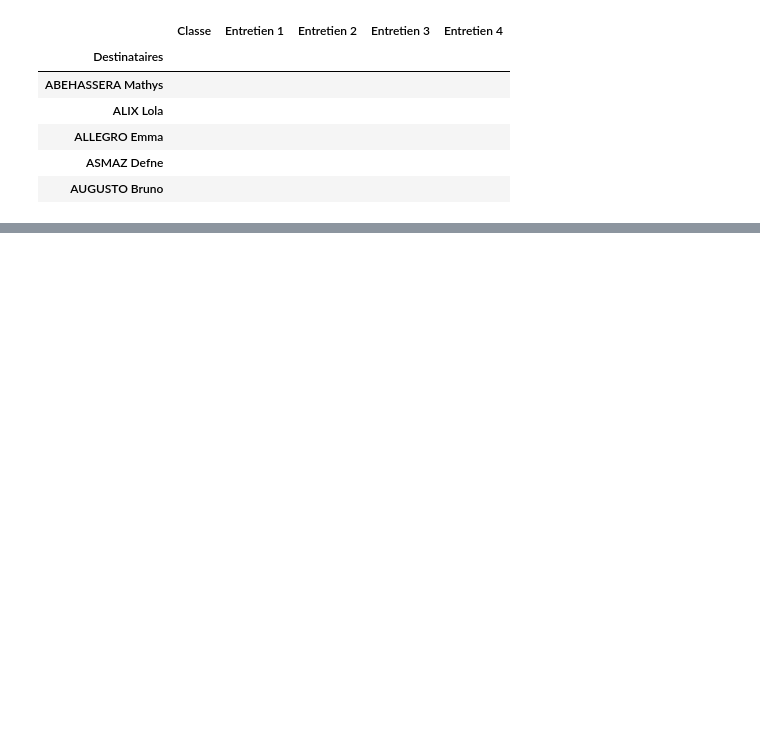
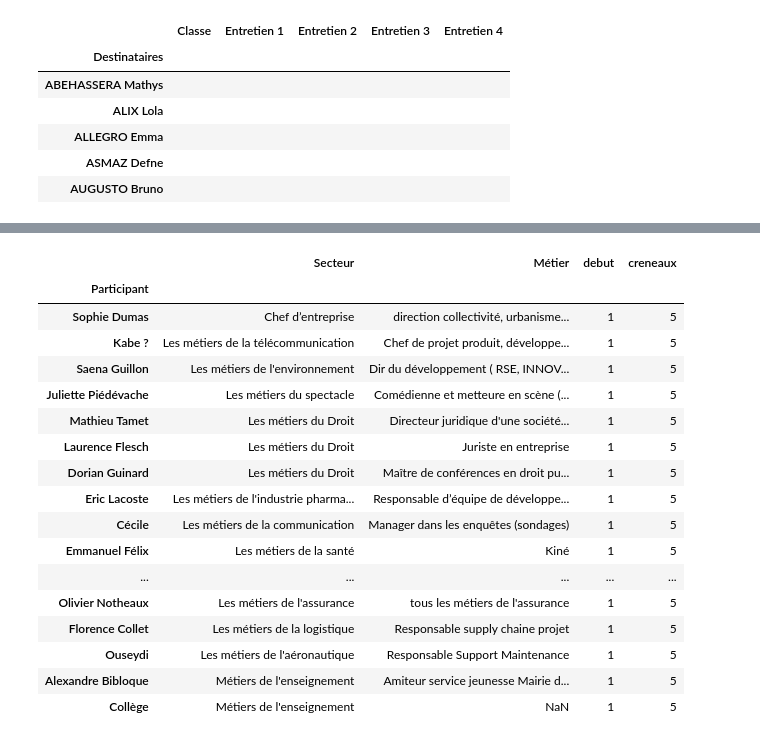
Before and after one commit to JoelChavas/forum_metiers, a Jupyter notebook: pretraitement.ipynb, the cells around one changed output, grey strips where cells are left out. Drawn from its saved outputs; the diff is of its cells as text; code cells hidden in the pictures; blank space fills up the shorter version.

```diff
--- a/pretraitement.ipynb
+++ b/pretraitement.ipynb
@@ -143,0 +147,29 @@ parents.head()
+# %%
+# Puts Participant name in front
+parents = pd.read_excel(entree_parents_path)
+parents = parents.rename(columns={"Participants ": "Participant"})
+parents = parents[parents["Confirmation"] != "non"]
+col = parents.pop("Participant")
+parents.insert(0, col.name, col)
+parents = parents.set_index("Participant")
+parents = parents.drop(columns=["Tel", "Confirmation", "Créneau", "Mail"])
+parents
+# %% [output]
+|  | Secteur | Métier | debut | creneaux |
+| Participant |  |  |  |  |
+| Sophie Dumas | Chef d’entreprise | direction collectivité, urbanisme... | 1 | 5 |
+| Kabe ? | Les métiers de la télécommunication | Chef de projet produit, développe... | 1 | 5 |
+| Saena Guillon | Les métiers de l'environnement | Dir du développement ( RSE, INNOV... | 1 | 5 |
+| Juliette Piédévache | Les métiers du spectacle | Comédienne et metteure en scène (... | 1 | 5 |
+| Mathieu Tamet | Les métiers du Droit | Directeur juridique d'une société... | 1 | 5 |
+| Laurence Flesch | Les métiers du Droit | Juriste en entreprise | 1 | 5 |
+| Dorian Guinard | Les métiers du Droit | Maître de conférences en droit pu... | 1 | 5 |
+| Eric Lacoste | Les métiers de l'industrie pharma... | Responsable d’équipe de développe... | 1 | 5 |
+| Cécile | Les métiers de la communication | Manager dans les enquêtes (sondages) | 1 | 5 |
+| Emmanuel Félix | Les métiers de la santé | Kiné | 1 | 5 |
+| ... | ... | ... | ... | ... |
+| Olivier Notheaux | Les métiers de l'assurance | tous les métiers de l'assurance | 1 | 5 |
+| Florence Collet | Les métiers de la logistique | Responsable supply chaine projet | 1 | 5 |
+| Ouseydi | Les métiers de l'aéronautique | Responsable Support Maintenance | 1 | 5 |
+| Alexandre Bibloque | Métiers de l'enseignement | Amiteur service jeunesse Mairie d... | 1 | 5 |
+| Collège | Métiers de l'enseignement | NaN | 1 | 5 |
```
Also changed, not shown: parts of 14 cells of this notebook, 1 other file.
